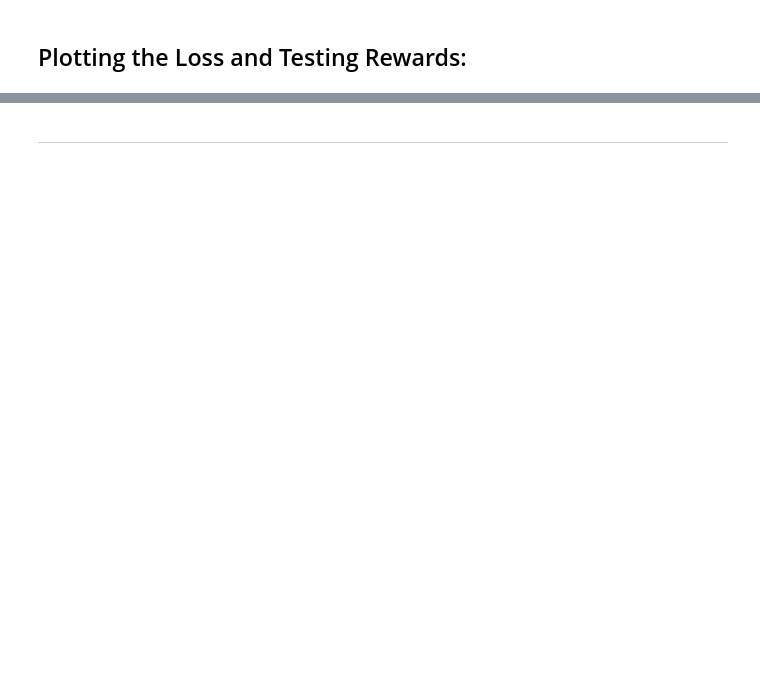
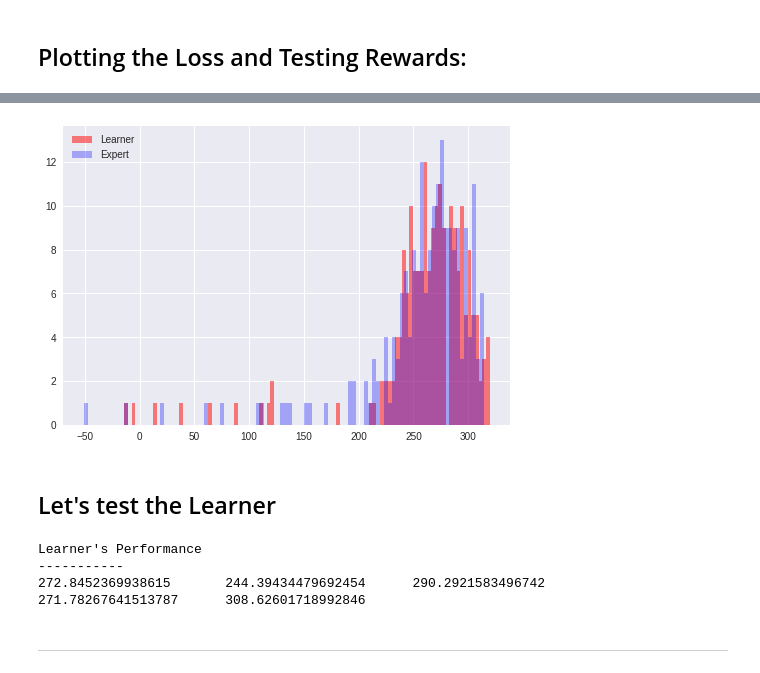
Before and after one commit to FredAmouzgar/ImitationLearning, a Jupyter notebook: DAGGER.ipynb, the cells around one changed output, grey strips where cells are left out. Saved outputs shown, nothing was run; the diff lists cells and outputs as text; code cells hidden in the pictures; blank space fills up the shorter version.

```diff
--- a/DAGGER.ipynb
+++ b/DAGGER.ipynb
@@ -239,2 +241,4 @@ plt.show()
+# %%
+collect_stats_iters = 200
 # %%
 learner = torch.load("dagger_agent.pth")
@@ -250,2 +272,22 @@ for _ in range(5):
+# %%
+import matplotlib.pyplot as plt
+
+plt.hist(learner_res, bins=100, label="Learner", alpha=0.5, color="red")
+plt.hist(expert_res, bins=100, label="Expert", alpha=0.3, color="blue")
+plt.legend()
+plt.show()
+# %% [output]
+[figure, added]
+# %% [markdown]
+## Let's test the Learner
+# %%
+print("Learner's Performance\n-----------")
+for i in range(5):
+    reward = test_agent(agent=learner, env=env, render=True)
+    print(reward, end="\t")
+# %% [output]
+Learner's Performance
+-----------
+272.8452369938615       244.39434479692454      290.2921583496742       271.78267641513787      308.62601718992846
 # %% [markdown]
 <hr>
```
Also changed, not shown: parts of 8 cells of this notebook.
